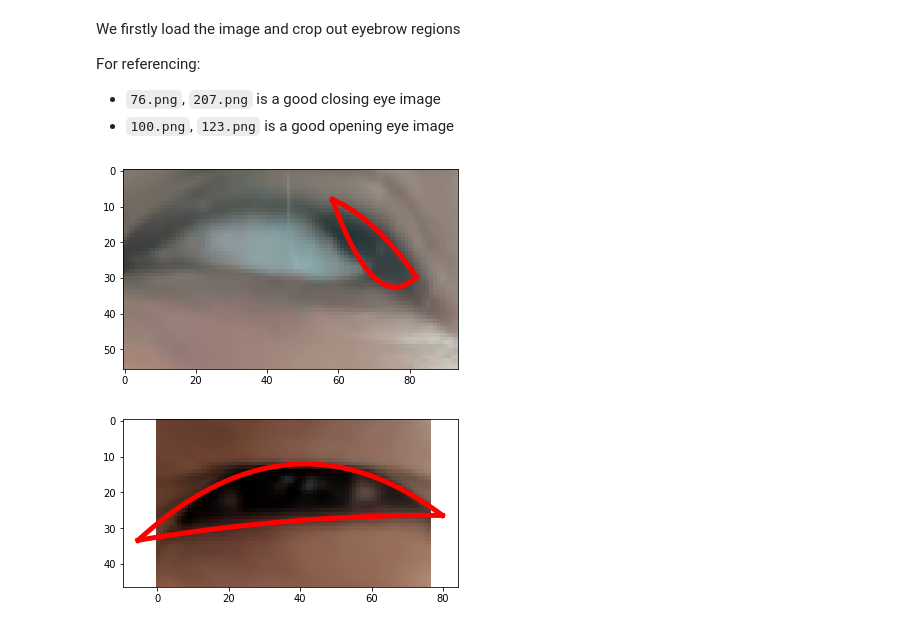
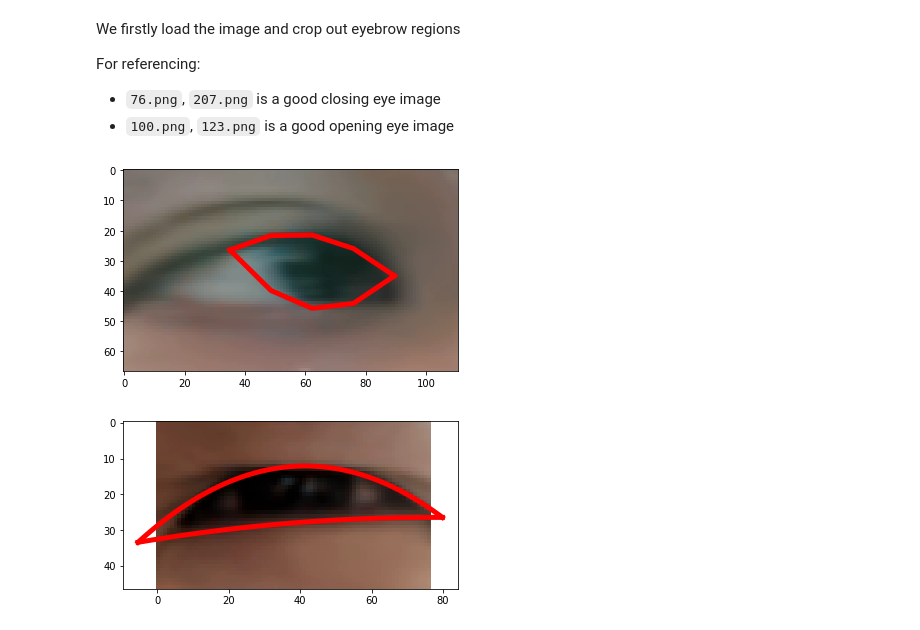
Before and after one commit to srakrn/webcam-perclos, a Jupyter notebook: eyeproc.ipynb, the cells around one changed output. Saved outputs shown, nothing was run; the diff lists cells and outputs as text; code cells hidden in the pictures.

```diff
--- a/eyeproc.ipynb
+++ b/eyeproc.ipynb
@@ -60,7 +60,7 @@ For referencing:
 * `76.png`, `207.png` is a good closing eye image
 * `100.png`, `123.png` is a good opening eye image
 # %%
-filename = "eyes/335.png"
+filename = "eyes/561.png"
 # %%
 eye = cv2.imread(filename)
 img_length = eye.shape[0]
@@ -71,14 +71,14 @@ upper_eyelid, lower_eyelid = find_eye_position(eye)
 left_lim, right_lim = solve_second_degree(upper_eyelid, lower_eyelid)
 # %%
 plt.imshow(rgb_eye)
-x = np.linspace(left_lim, right_lim, 100)
+x = np.linspace(left_lim, right_lim, 5)
 upper_eyelid_points = np.poly1d(upper_eyelid)(x)
 lower_eyelid_points = np.poly1d(lower_eyelid)(x)
 plt.plot(x, upper_eyelid_points, linewidth=5, c="red")
 plt.plot(x, lower_eyelid_points, linewidth=5, c="red")
 plt.show()
 # %% [output]
-[figure, old version]
+[figure, new version]
 # %%
 def saveeyeimage(filename, output_filename):
     eye = cv2.imread(filename)
```
Also changed, not shown: 3 other files.
